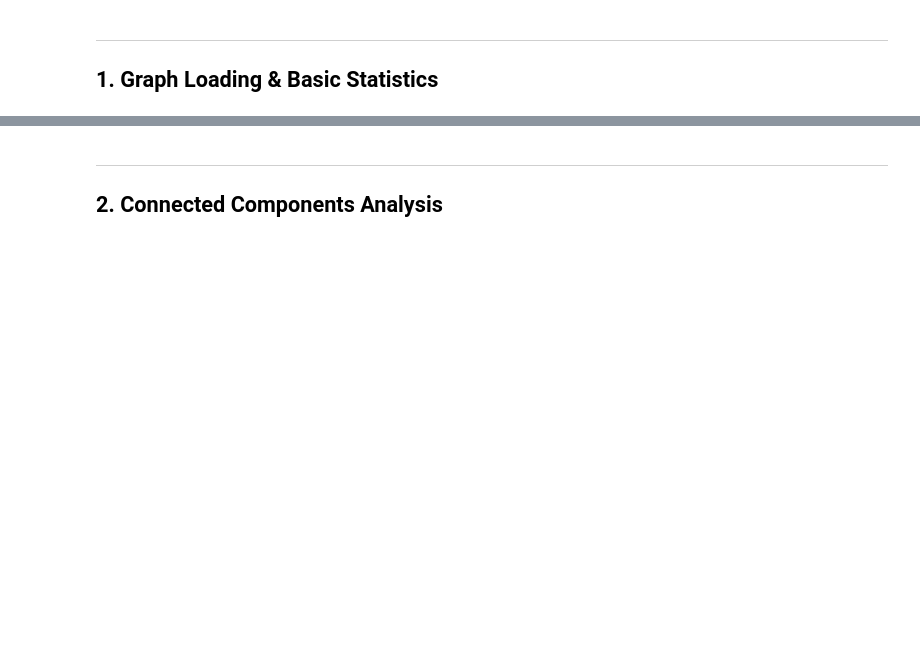
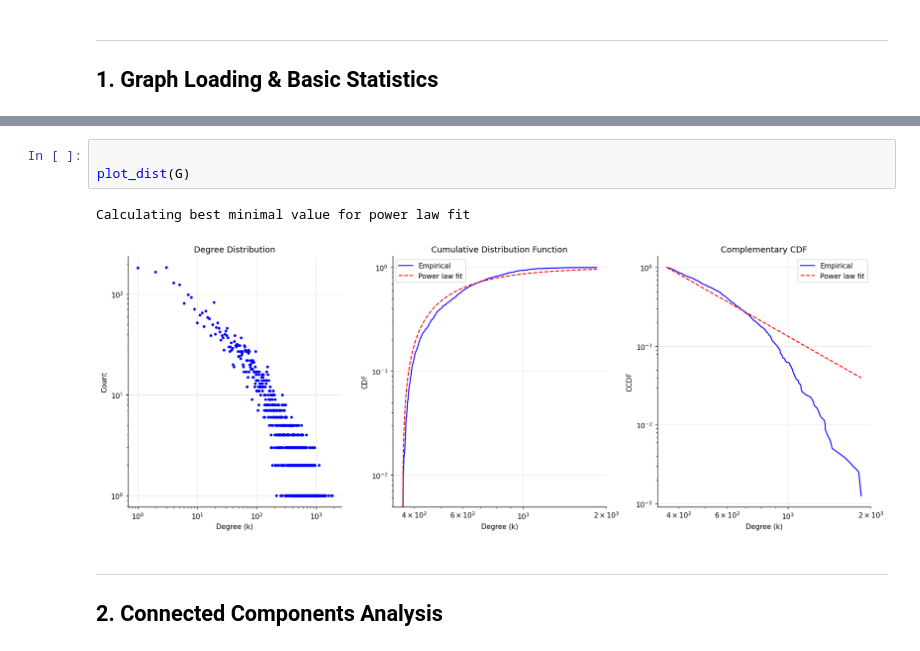
Before and after one commit to ElenaFuschi/SNA, a Jupyter notebook: bluesky_sna_analysis.ipynb, the cells around one changed output, grey strips where cells are left out. Drawn from its saved outputs; the diff is of its cells as text; blank space fills up the shorter version.

```diff
--- a/bluesky_sna_analysis.ipynb
+++ b/bluesky_sna_analysis.ipynb
@@ -76,3 +167,9 @@ print(f"Self-loops        : {nx.number_of_selfloops(G)}")
+# %%
+
+plot_dist(G)
+# %% [output]
+Calculating best minimal value for power law fit
+[figure, added]
 # %% [markdown]
 ---
 ## 2. Connected Components Analysis
```
Also changed, not shown: parts of 36 cells of this notebook, 1 other file.
